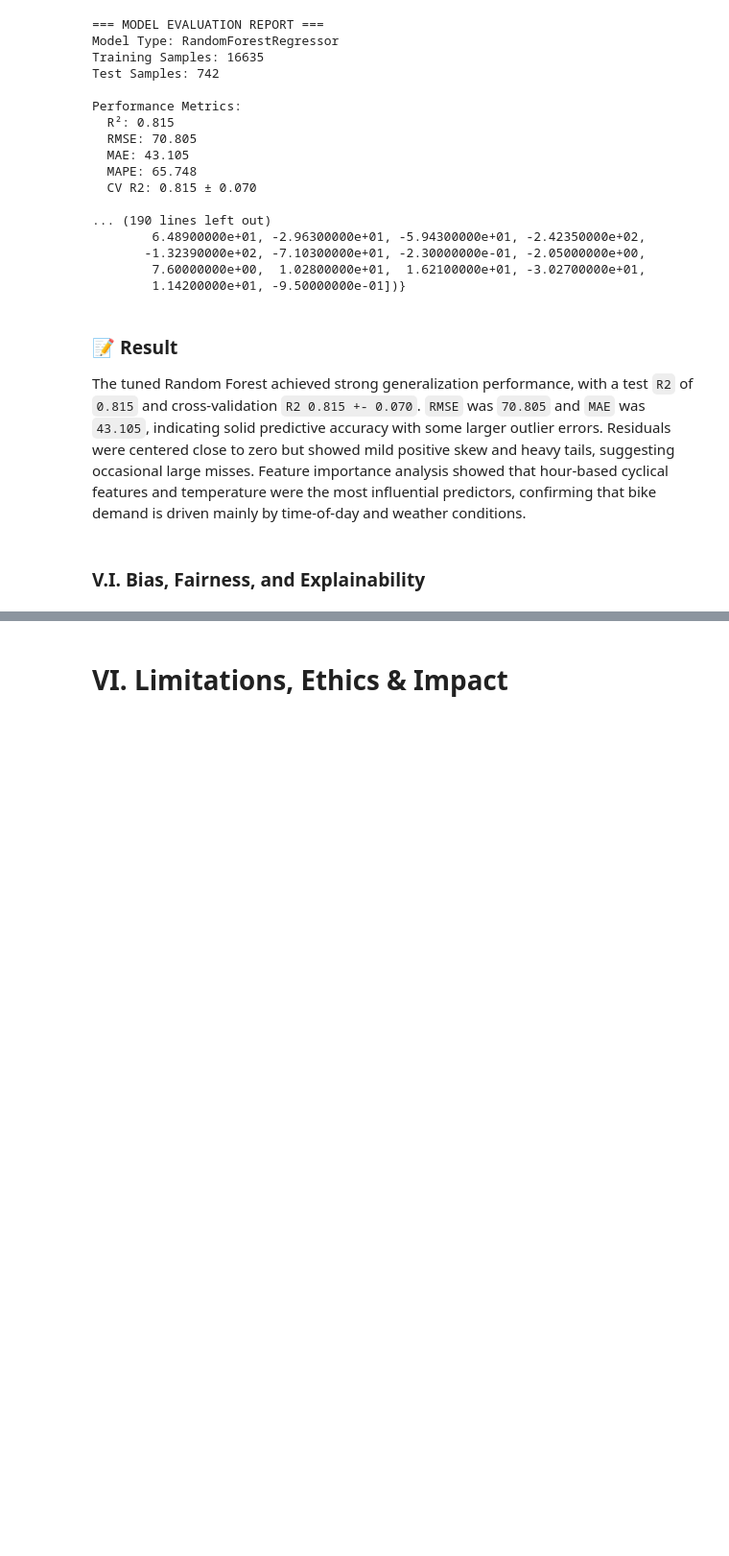
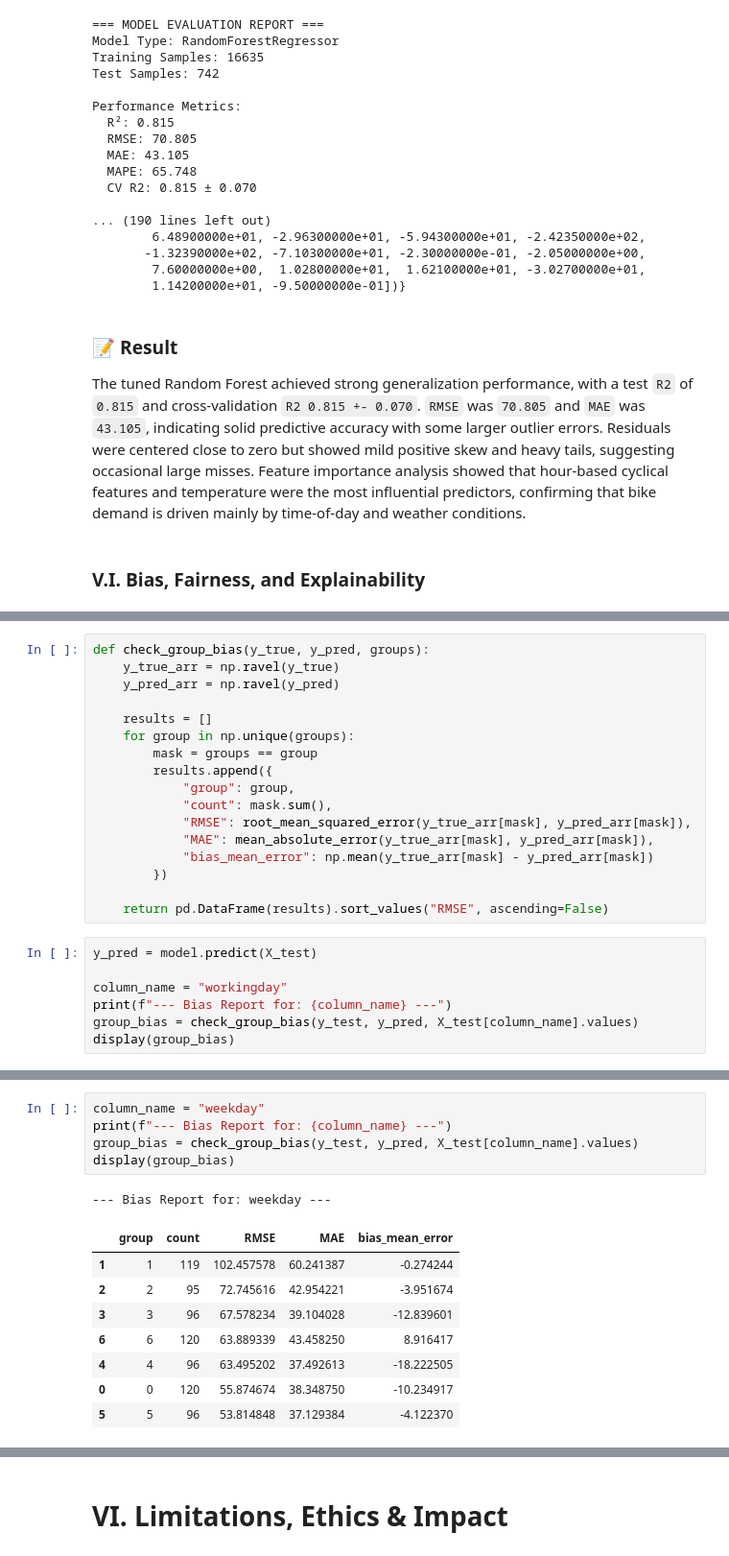
Before and after one commit to clarissecasicarino/hourly-bike-predictor, a Jupyter notebook: notebooks/regression_capstone.ipynb, the cells around one changed output, grey strips where cells are left out. Shown at 96% size. Drawn from its saved outputs; the diff is of its cells as text; blank space fills up the shorter version.

Commit message:
Add bias, fairness and explainability section and add model documentation cards

```diff
--- a/notebooks/regression_capstone.ipynb
+++ b/notebooks/regression_capstone.ipynb
@@ -1358,0 +1371,24 @@ The tuned Random Forest achieved strong generalization performance, with a test
+# %%
+def check_group_bias(y_true, y_pred, groups):
+    y_true_arr = np.ravel(y_true)
+    y_pred_arr = np.ravel(y_pred)
+
+    results = []
+    for group in np.unique(groups):
+        mask = groups == group
+        results.append({
+            "group": group,
+            "count": mask.sum(),
+            "RMSE": root_mean_squared_error(y_true_arr[mask], y_pred_arr[mask]),
+            "MAE": mean_absolute_error(y_true_arr[mask], y_pred_arr[mask]),
+            "bias_mean_error": np.mean(y_true_arr[mask] - y_pred_arr[mask])
+        })
+
+    return pd.DataFrame(results).sort_values("RMSE", ascending=False)
+# %%
+y_pred = model.predict(X_test)
+
+column_name = "workingday"
+print(f"--- Bias Report for: {column_name} ---")
+group_bias = check_group_bias(y_test, y_pred, X_test[column_name].values)
+display(group_bias)
@@ -1358,0 +1421,15 @@ The tuned Random Forest achieved strong generalization performance, with a test
+# %%
+column_name = "weekday"
+print(f"--- Bias Report for: {column_name} ---")
+group_bias = check_group_bias(y_test, y_pred, X_test[column_name].values)
+display(group_bias)
+# %% [output]
+--- Bias Report for: weekday ---
+|  | group | count | RMSE | MAE | bias_mean_error |
+| 1 | 1 | 119 | 102.457578 | 60.241387 | -0.274244 |
+| 2 | 2 | 95 | 72.745616 | 42.954221 | -3.951674 |
+| 3 | 3 | 96 | 67.578234 | 39.104028 | -12.839601 |
+| 6 | 6 | 120 | 63.889339 | 43.458250 | 8.916417 |
+| 4 | 4 | 96 | 63.495202 | 37.492613 | -18.222505 |
+| 0 | 0 | 120 | 55.874674 | 38.348750 | -10.234917 |
+| 5 | 5 | 96 | 53.814848 | 37.129384 | -4.122370 |
```
Also changed, not shown: parts of 8 cells of this notebook, 4 other files.
